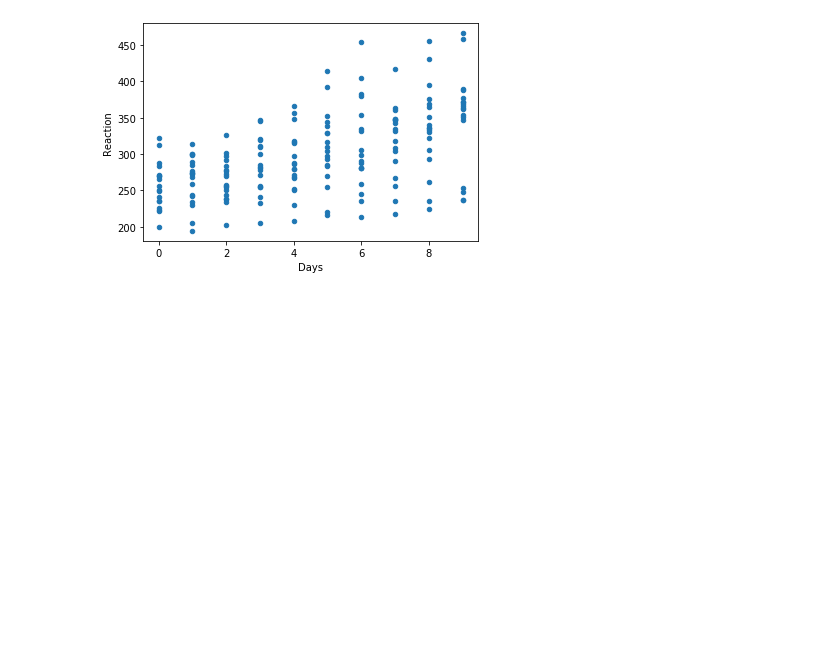
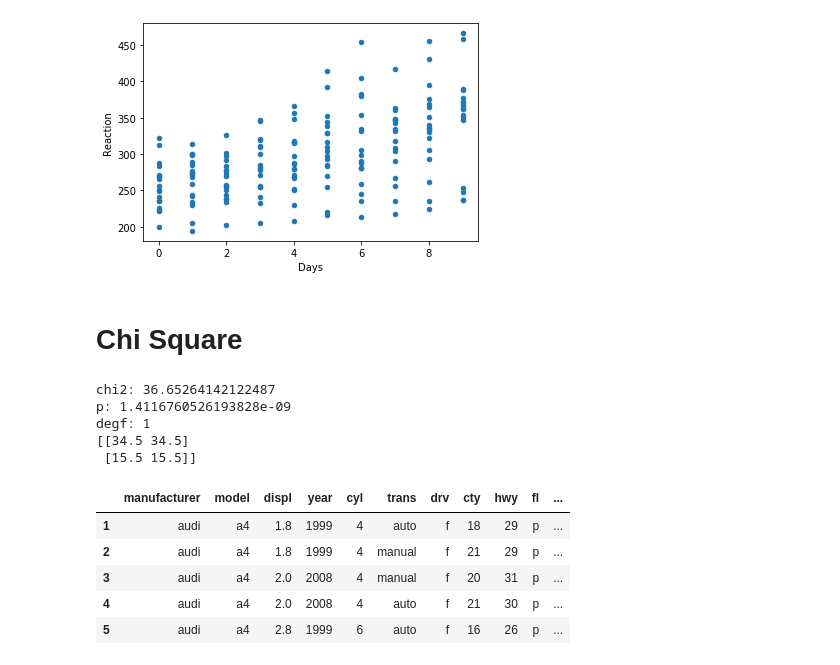
Before and after one commit to cari-holmes/statistics-exercises, a Jupyter notebook: hypothesis_testing.ipynb, the cells around one changed output. Drawn from its saved outputs; the diff is of its cells as text; code cells hidden in the pictures; blank space fills up the shorter version.

```diff
--- a/hypothesis_testing.ipynb
+++ b/hypothesis_testing.ipynb
@@ -208,3 +324,52 @@ sleepstudy.plot.scatter(x='Days', y='Reaction')
 # %% [output]
 <matplotlib.axes._subplots.AxesSubplot at 0x...>
 [figure]
+# %% [markdown]
+# Chi Square
+# %%
+# Use the following contingency table to help answer the question of whether using a macbook and being a codeup student are independent of each other.
+
+index = ['mac', 'no mac']
+columns = ['codeup student', 'not codeup student']
+
+observed = pd.DataFrame([[49, 20], [1, 30]], index=index, columns=columns)
+observed
+
+chi2, p, degf, expected = stats.chi2_contingency(observed)
+
+print('chi2:', chi2)
+print('p:', p)
+print('degf:', degf)
+print(expected)
+# %% [output]
+chi2: 36.65264142122487
+p: 1.4116760526193828e-09
+degf: 1
+[[34.5 34.5]
+ [15.5 15.5]]
+# %%
+# Choose another 2 categorical variables from the mpg dataset and perform a chi2 contingency table test with them.
+# Be sure to state your null and alternative hypotheses.
+
+mpg.head(5)
+n = mpg.shape[0]
+car_class = mpg['class'].value_counts() / n
+car_class
+m_type = mpg['manufacturer'].value_counts() / n
+m_type
+
+expected = pd.DataFrame()
+
+for class_group, c_prop in car_class.iteritems():
+    for type_group, t_prop in m_type.iteritems():
+        expected.loc[car_class, m_type] = c_prop * t_prop
+
+expected.sort_index(inplace=True)
+expected *= n
+# %% [output]
+|  | manufacturer | model | displ | year | cyl | trans | drv | cty | hwy | fl | ... |
+| 1 | audi | a4 | 1.8 | 1999 | 4 | auto | f | 18 | 29 | p | ... |
+| 2 | audi | a4 | 1.8 | 1999 | 4 | manual | f | 21 | 29 | p | ... |
+| 3 | audi | a4 | 2.0 | 2008 | 4 | manual | f | 20 | 31 | p | ... |
+| 4 | audi | a4 | 2.0 | 2008 | 4 | auto | f | 21 | 30 | p | ... |
+| 5 | audi | a4 | 2.8 | 1999 | 6 | auto | f | 16 | 26 | p | ... |
```
Also changed, not shown: parts of 14 cells of this notebook.
